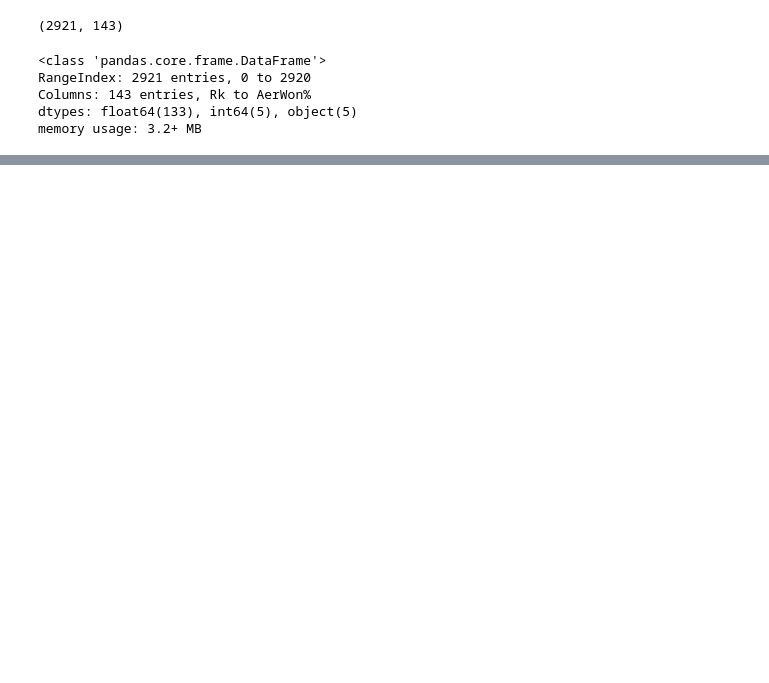
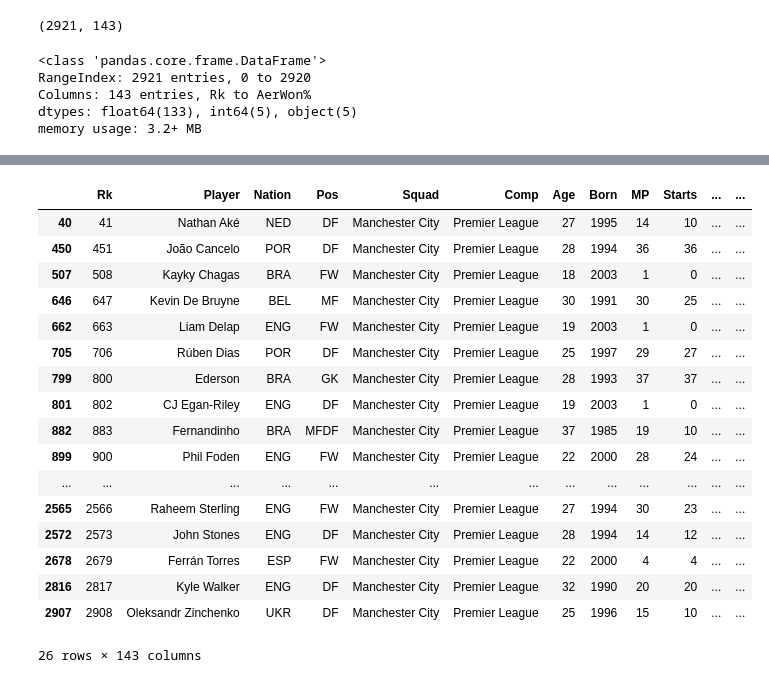
Before and after one commit to iameberedavid/Football-Analysis, a Jupyter notebook: Footballl Analysis Notebook.ipynb, the cells around one changed output, grey strips where cells are left out. Cells and saved outputs as stored; diff of their text form; code cells hidden in the pictures; blank space fills up the shorter version.

```diff
--- a/Footballl Analysis Notebook.ipynb
+++ b/Footballl Analysis Notebook.ipynb
@@ -44,0 +98,10 @@ memory usage: 3.2+ MB
+# %%
+# Specify the row for Javier Llabrés
+javier_row = data[data['Player'] == 'Javier Llabrés']
+
+# Input the values for 'Nation' and 'Age', and set 'Born' to the correct value
+data.loc[javier_row.index, 'Nation'] = 'ESP' # Spain is denoted as 'ESP' in the dataset
+data.loc[javier_row.index, 'Age'] = 19
+data.loc[javier_row.index, 'Born'] = 2002
+
+javier_row
@@ -44,0 +122,5 @@ memory usage: 3.2+ MB
+# %%
+# Convert the 'Age' column to integer type
+
+data['Age'] = data['Age'].astype(int)
+data.head()
@@ -44,0 +159,24 @@ memory usage: 3.2+ MB
+# %%
+# Identify players whose squad is 'Manchester City'
+
+mancity_players = data[data['Squad'] == 'Manchester City']
+mancity_players
+# %% [output]
+|  | Rk | Player | Nation | Pos | Squad | Comp | Age | Born | MP | Starts | ... | ... |
+| 40 | 41 | Nathan Aké | NED | DF | Manchester City | Premier League | 27 | 1995 | 14 | 10 | ... | ... |
+| 450 | 451 | João Cancelo | POR | DF | Manchester City | Premier League | 28 | 1994 | 36 | 36 | ... | ... |
+| 507 | 508 | Kayky Chagas | BRA | FW | Manchester City | Premier League | 18 | 2003 | 1 | 0 | ... | ... |
+| 646 | 647 | Kevin De Bruyne | BEL | MF | Manchester City | Premier League | 30 | 1991 | 30 | 25 | ... | ... |
+| 662 | 663 | Liam Delap | ENG | FW | Manchester City | Premier League | 19 | 2003 | 1 | 0 | ... | ... |
+| 705 | 706 | Rúben Dias | POR | DF | Manchester City | Premier League | 25 | 1997 | 29 | 27 | ... | ... |
+| 799 | 800 | Ederson | BRA | GK | Manchester City | Premier League | 28 | 1993 | 37 | 37 | ... | ... |
+| 801 | 802 | CJ Egan-Riley | ENG | DF | Manchester City | Premier League | 19 | 2003 | 1 | 0 | ... | ... |
+| 882 | 883 | Fernandinho | BRA | MFDF | Manchester City | Premier League | 37 | 1985 | 19 | 10 | ... | ... |
+| 899 | 900 | Phil Foden | ENG | FW | Manchester City | Premier League | 22 | 2000 | 28 | 24 | ... | ... |
+| ... | ... | ... | ... | ... | ... | ... | ... | ... | ... | ... | ... | ... |
+| 2565 | 2566 | Raheem Sterling | ENG | FW | Manchester City | Premier League | 27 | 1994 | 30 | 23 | ... | ... |
+| 2572 | 2573 | John Stones | ENG | DF | Manchester City | Premier League | 28 | 1994 | 14 | 12 | ... | ... |
+| 2678 | 2679 | Ferrán Torres | ESP | FW | Manchester City | Premier League | 22 | 2000 | 4 | 4 | ... | ... |
+| 2816 | 2817 | Kyle Walker | ENG | DF | Manchester City | Premier League | 32 | 1990 | 20 | 20 | ... | ... |
+| 2907 | 2908 | Oleksandr Zinchenko | UKR | DF | Manchester City | Premier League | 25 | 1996 | 15 | 10 | ... | ... |
+26 rows × 143 columns
```
Also changed, not shown: parts of 30 cells of this notebook.
